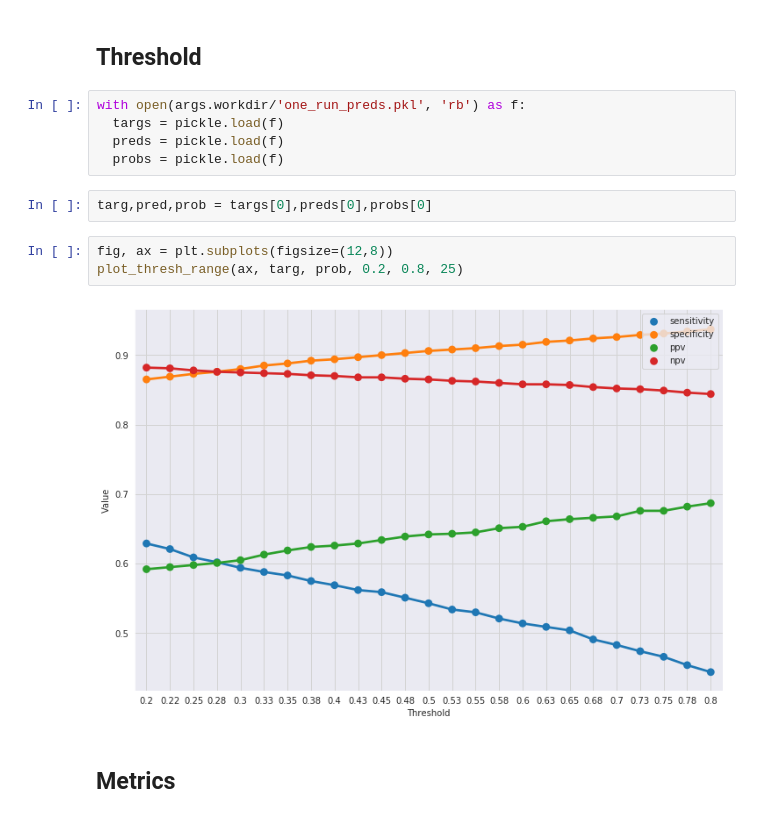
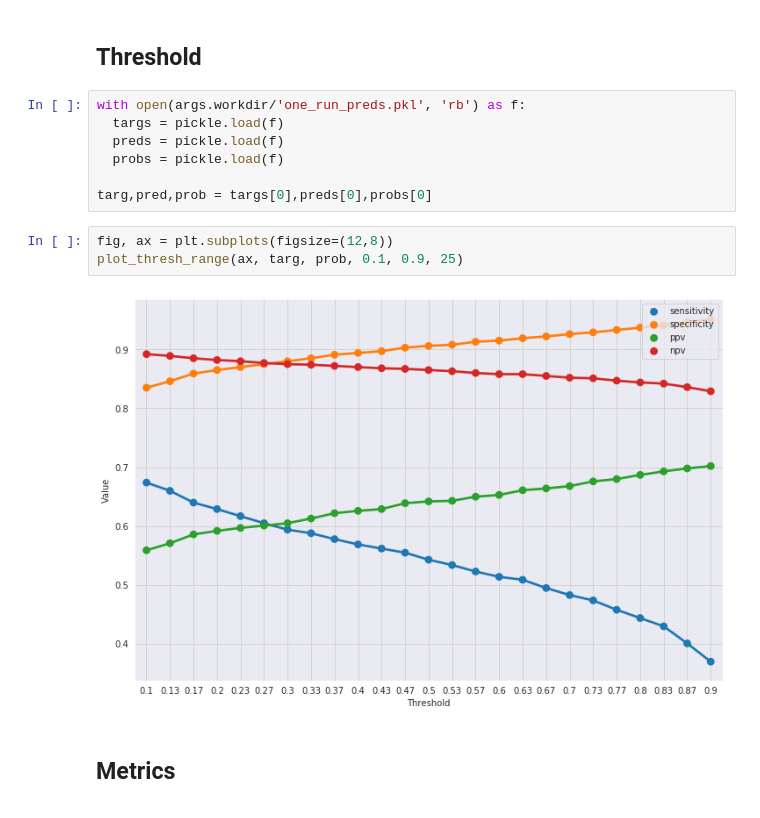
Before and after one commit to sudarshan85/imminent-adm-mimic, a Jupyter notebook: bert/bert_classifier.ipynb, the cells around one changed output. Cells and saved outputs as stored; diff of their text form.

```diff
--- a/bert/bert_classifier.ipynb
+++ b/bert/bert_classifier.ipynb
@@ -53,13 +53,13 @@ with open(args.workdir/'one_run_preds.pkl', 'rb') as f:
   targs = pickle.load(f)
   preds = pickle.load(f)
   probs = pickle.load(f)
+
+targ,pred,prob = targs[0],preds[0],probs[0]
-# %%
-targ,pred,prob = targs[0],preds[0],probs[0]
 # %%
 fig, ax = plt.subplots(figsize=(12,8))
-plot_thresh_range(ax, targ, prob, 0.2, 0.8, 25)
+plot_thresh_range(ax, targ, prob, 0.1, 0.9, 25)
 # %% [output]
-[figure, old version]
+[figure, new version]
 # %% [markdown]
 ## Metrics
 # %% [markdown]
```
Also changed, not shown: parts of 1 cell of this notebook, 2 other files.
